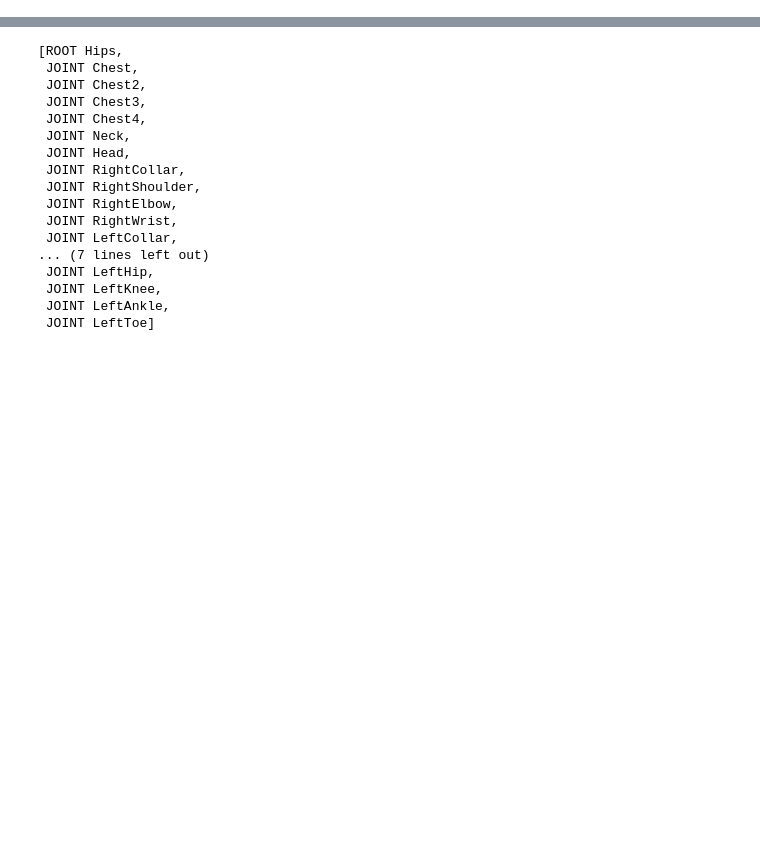
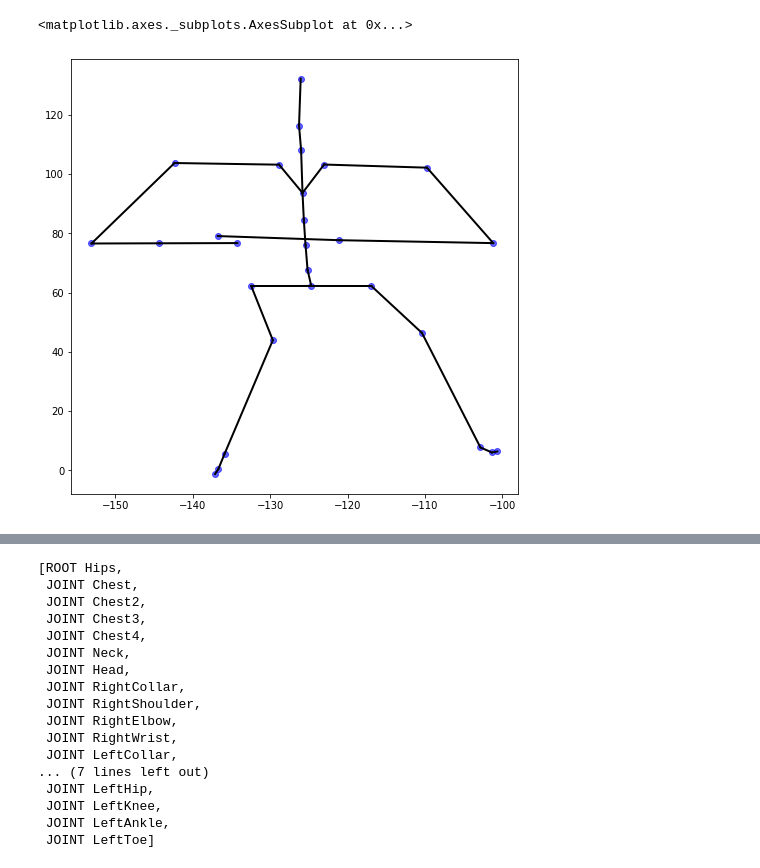
Before and after one commit to arnisafazla/CS490-Senior-Research-Project, a Jupyter notebook: CS_490_1_0.ipynb, the cells around one changed output, grey strips where cells are left out. Drawn from its saved outputs; the diff is of its cells as text; code cells hidden in the pictures; blank space fills up the shorter version.

Commit message:
Visualization done

```diff
--- a/CS_490_1_0.ipynb
+++ b/CS_490_1_0.ipynb
@@ -62,0 +107,5 @@ with open('/content/drive/MyDrive/CS490/anger_negative.bvh') as f:
+# %%
+viz_tools.draw_stickfigure(anger_position[0], 484)
+# %% [output]
+<matplotlib.axes._subplots.AxesSubplot at 0x...>
+[figure, added]
```
Also changed, not shown: parts of 23 cells of this notebook.
